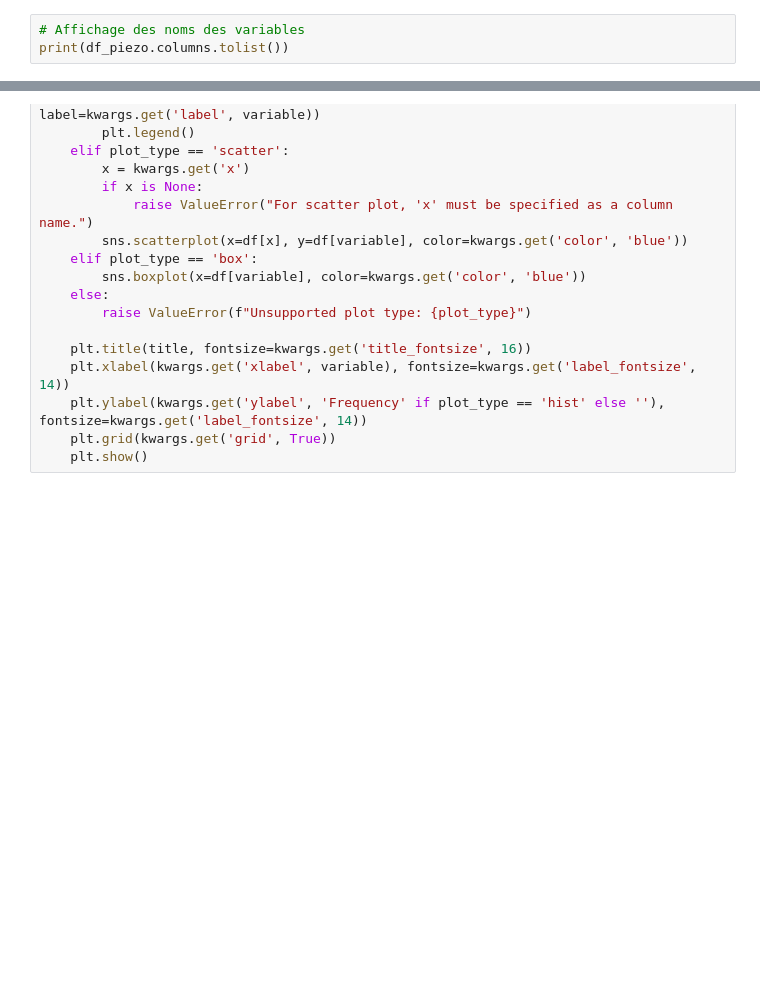
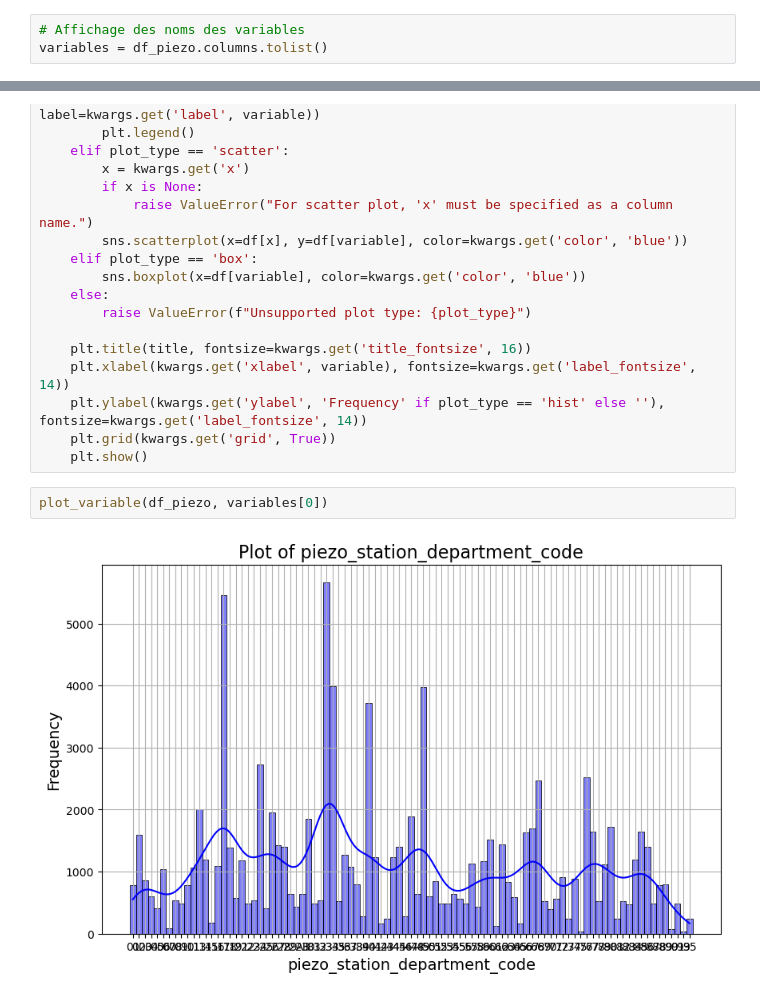
Before and after one commit to moranenzo/H-ckaton, a Jupyter notebook: data-cleaner-piezo.ipynb, the cells around one changed output, grey strips where cells are left out. Drawn from its saved outputs; the diff is of its cells as text; blank space fills up the shorter version.

```diff
--- a/data-cleaner-piezo.ipynb
+++ b/data-cleaner-piezo.ipynb
@@ -20,4 +25,4 @@ FileNotFoundError: [Errno 2] No such file or directory: 'X_train.csv'
 df_piezo = X_train.filter(regex='^piezo')
 # %%
 # Affichage des noms des variables
-print(df_piezo.columns.tolist())
+variables = df_piezo.columns.tolist()
@@ -60,3 +121,7 @@ def plot_variable(df, variable, plot_type='hist', **kwargs):
     plt.ylabel(kwargs.get('ylabel', 'Frequency' if plot_type == 'hist' else ''), fontsize=kwargs.get('label_fontsize', 14))
     plt.grid(kwargs.get('grid', True))
     plt.show()
+# %%
+plot_variable(df_piezo, variables[0])
+# %% [output]
+[figure, added]
```
Also changed, not shown: parts of 8 cells of this notebook, 1 other file.
